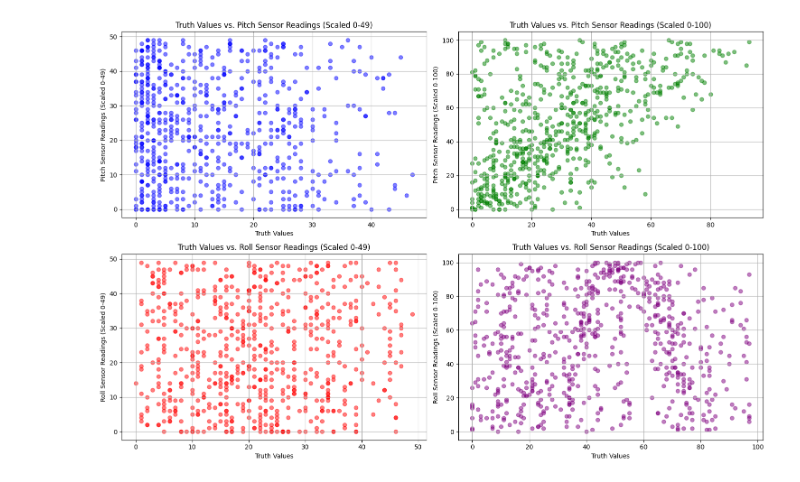
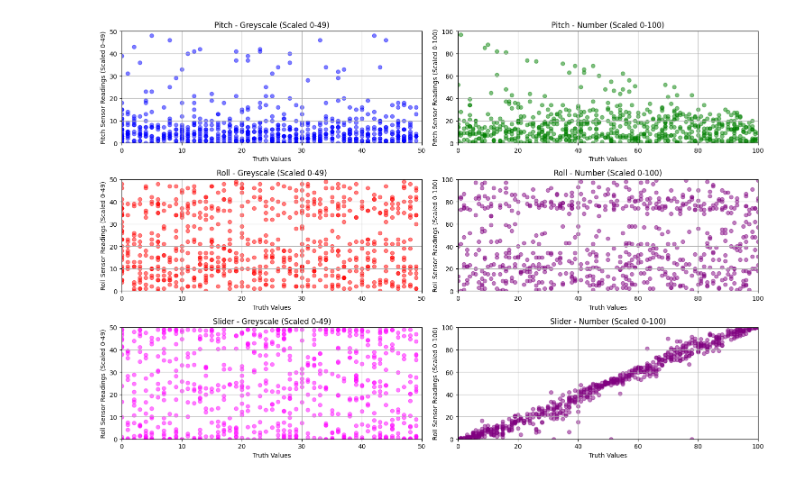
Before and after one commit to johalexander/subjective-self-tracking, a Jupyter notebook: prototype/code/visualisations/visualisations_app.ipynb, the cells around one changed output. Drawn from its saved outputs; the diff is of its cells as text; code cells hidden in the pictures.

```diff
--- a/prototype/code/visualisations/visualisations_app.ipynb
+++ b/prototype/code/visualisations/visualisations_app.ipynb
@@ -7,26 +7,14 @@ import json
 import math
 from quaternion import Quaternion
 # %%
-def scale_value(value, max_value, max_angle):
-    return round((abs(value) / max_angle) * max_value)
+def scale_value(value, scale, x):
+    return round((abs(value) / x) * scale)
 
 def scale_roll(roll, scale):
     return scale_value(roll, scale, 180)
 
 def scale_pitch(pitch, scale):
     return scale_value(pitch, scale, 90)
-
-def calculate_expected_pitch(truth_value, scale):
-    if scale == 49:
-        return (truth_value / 49.0) * 90
-    elif scale == 100:
-        return (truth_value / 100.0) * 90
-
-def calculate_expected_roll(truth_value, scale):
-    if scale == 49:
-        return (truth_value / 49.0) * 180
-    elif scale == 100:
-        return (truth_value / 100.0) * 180
 
 stimuli = []
 
@@ -75,15 +63,11 @@ with open('experiment_data/combined_participant_data.json', 'r') as file:
                         pitch_scaled = scale_pitch(pitch_deg, scale_type[experiment_type])
                         roll_scaled = scale_roll(roll_deg, scale_type[experiment_type])
                         truth_value = stimulus.get("truth")
-                        expected_pitch = calculate_expected_pitch(truth_value, scale_type[experiment_type])
-                        expected_roll = calculate_expected_roll(truth_value, scale_type[experiment_type])
 
                         stimulus["pitch"] = pitch_deg
-                        stimulus["expected_pitch"] = expected_pitch
                         stimulus["pitch_truth"] = pitch_scaled
                         stimulus["pitch_truth_diff"] = abs(truth_value - pitch_scaled)
                         stimulus["roll"] = roll_deg
-                        stimulus["expected_roll"] = expected_roll
                         stimulus["roll_truth"] = roll_scaled
                         stimulus["roll_truth_diff"] = abs(truth_value - roll_scaled)
                         stimulus["experiment_type"] = experiment_type
@@ -92,41 +76,70 @@ with open('experiment_data/combined_participant_data.json', 'r') as file:
 
 df = pd.DataFrame(data=stimuli)
 # %%
-fig, axes = plt.subplots(2, 2, figsize=(15, 10))
+fig, axes = plt.subplots(3, 2, figsize=(15, 10))
 
 g_pitch_greyscale_df = df[df["experiment_type"] == "gesture_pitch_greyscale"]
 
-axes[0, 0].scatter(g_pitch_greyscale_df["pitch_truth"], g_pitch_greyscale_df["truth"], c='blue', alpha=0.5)
-axes[0, 0].set_title('Truth Values vs. Pitch Sensor Readings (Scaled 0-49)')
+axes[0, 0].scatter(g_pitch_greyscale_df["truth"], g_pitch_greyscale_df["pitch_truth"], c='blue', alpha=0.5)
+axes[0, 0].set_title('Pitch - Greyscale (Scaled 0-49)')
 axes[0, 0].set_xlabel('Truth Values')
 axes[0, 0].set_ylabel('Pitch Sensor Readings (Scaled 0-49)')
 axes[0, 0].grid(True)
+axes[0, 0].set_xlim(0, 50)
+axes[0, 0].set_ylim(0, 50)
+
 
 g_pitch_number_df = df[df["experiment_type"] == "gesture_pitch_number"]
 
-axes[0, 1].scatter(g_pitch_number_df["pitch_truth"], g_pitch_number_df["truth"], c='green', alpha=0.5)
-axes[0, 1].set_title('Truth Values vs. Pitch Sensor Readings (Scaled 0-100)')
+axes[0, 1].scatter(g_pitch_number_df["truth"], g_pitch_number_df["pitch_truth"], c='green', alpha=0.5)
+axes[0, 1].set_title('Pitch - Number (Scaled 0-100)')
 axes[0, 1].set_xlabel('Truth Values')
 axes[0, 1].set_ylabel('Pitch Sensor Readings (Scaled 0-100)')
 axes[0, 1].grid(True)
+axes[0, 1].set_xlim(0, 100)
+axes[0, 1].set_ylim(0, 100)
 
 g_roll_greyscale_df = df[df["experiment_type"] == "gesture_roll_greyscale"]
 
-axes[1, 0].scatter(g_roll_greyscale_df["roll_truth"], g_roll_greyscale_df["truth"], c='red', alpha=0.5)
-axes[1, 0].set_title('Truth Values vs. Roll Sensor Readings (Scaled 0-49)')
+axes[1, 0].scatter(g_roll_greyscale_df["truth"], g_roll_greyscale_df["roll_truth"], c='red', alpha=0.5)
+axes[1, 0].set_title('Roll - Greyscale (Scaled 0-49)')
 axes[1, 0].set_xlabel('Truth Values')
 axes[1, 0].set_ylabel('Roll Sensor Readings (Scaled 0-49)')
 axes[1, 0].grid(True)
+axes[1, 0].set_xlim(0, 50)
+axes[1, 0].set_ylim(0, 50)
 
 g_roll_number_df = df[df["experiment_type"] == "gesture_roll_number"]
 
-axes[1, 1].scatter(g_roll_number_df["roll_truth"], g_roll_number_df["truth"], c='purple', alpha=0.5)
-axes[1, 1].set_title('Truth Values vs. Roll Sensor Readings (Scaled 0-100)')
+axes[1, 1].scatter(g_roll_number_df["truth"], g_roll_number_df["roll_truth"], c='purple', alpha=0.5)
+axes[1, 1].set_title('Roll - Number (Scaled 0-100)')
 axes[1, 1].set_xlabel('Truth Values')
 axes[1, 1].set_ylabel('Roll Sensor Readings (Scaled 0-100)')
 axes[1, 1].grid(True)
+axes[1, 1].set_xlim(0, 100)
+axes[1, 1].set_ylim(0, 100)
+
+g_slider_greyscale_df = df[df["experiment_type"] == "slider_greyscale"]
+
+axes[2, 0].scatter(g_slider_greyscale_df["truth"], g_slider_greyscale_df["value"], c='magenta', alpha=0.5)
+axes[2, 0].set_title('Slider - Greyscale (Scaled 0-49)')
+axes[2, 0].set_xlabel('Truth Values')
+axes[2, 0].set_ylabel('Roll Sensor Readings (Scaled 0-49)')
+axes[2, 0].grid(True)
+axes[2, 0].set_xlim(0, 50)
+axes[2, 0].set_ylim(0, 50)
+
+g_slider_number_df = df[df["experiment_type"] == "slider_number"]
+
+axes[2, 1].scatter(g_slider_number_df["truth"], g_slider_number_df["value"], c='purple', alpha=0.5)
+axes[2, 1].set_title('Slider - Number (Scaled 0-100)')
+axes[2, 1].set_xlabel('Truth Values')
+axes[2, 1].set_ylabel('Roll Sensor Readings (Scaled 0-100)')
+axes[2, 1].grid(True)
+axes[2, 1].set_xlim(0, 100)
+axes[2, 1].set_ylim(0, 100)
 
 plt.tight_layout()
 plt.show()
 # %% [output]
-[figure, old version]
+[figure, new version]
```
Also changed, not shown: parts of 2 cells of this notebook, 2 other files.
